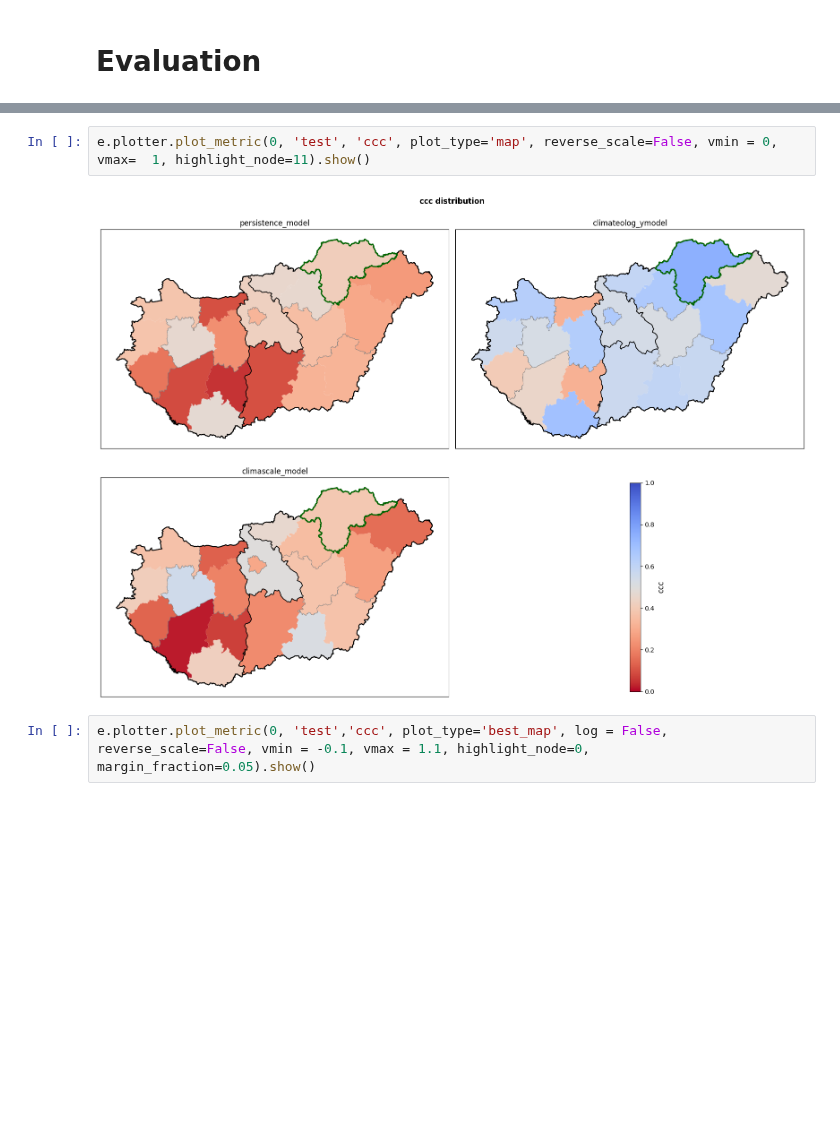
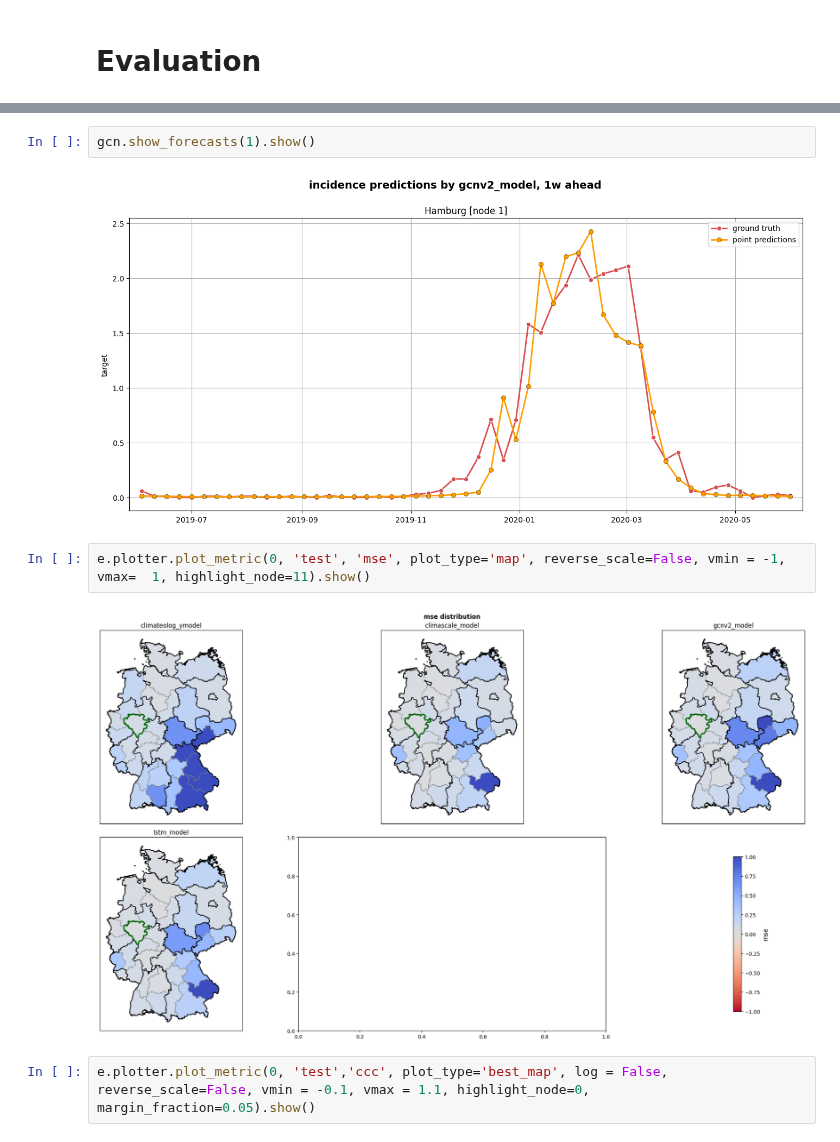
Before and after one commit to stends2001/infectious_disease_gnn, a Jupyter notebook: src/notebooks/1. introduction.ipynb, the cells around one changed output, grey strips where cells are left out. Saved outputs shown, nothing was run; the diff lists cells and outputs as text; blank space fills up the shorter version.

```diff
--- a/src/notebooks/1. introduction.ipynb
+++ b/src/notebooks/1. introduction.ipynb
@@ -309,7 +309,11 @@ e.plotter.plot_metric(0, 'test', 'ccc', plot_type='kde', log = False, reverse_sc
+# %%
+gcn.show_forecasts(1).show()
+# %% [output]
+[figure, added]
 # %%
-e.plotter.plot_metric(0, 'test', 'ccc', plot_type='map', reverse_scale=False, vmin = 0, vmax=  1, highlight_node=11).show()
+e.plotter.plot_metric(0, 'test', 'mse', plot_type='map', reverse_scale=False, vmin = -1, vmax=  1, highlight_node=11).show()
 # %% [output]
-[figure, old version]
+[figure, new version]
 # %%
 e.plotter.plot_metric(0, 'test','ccc', plot_type='best_map', log = False, reverse_scale=False, vmin = -0.1, vmax = 1.1, highlight_node=0, margin_fraction=0.05).show()
 # %% [output]
```
Also changed, not shown: parts of 4 cells of this notebook, 4 other files.
